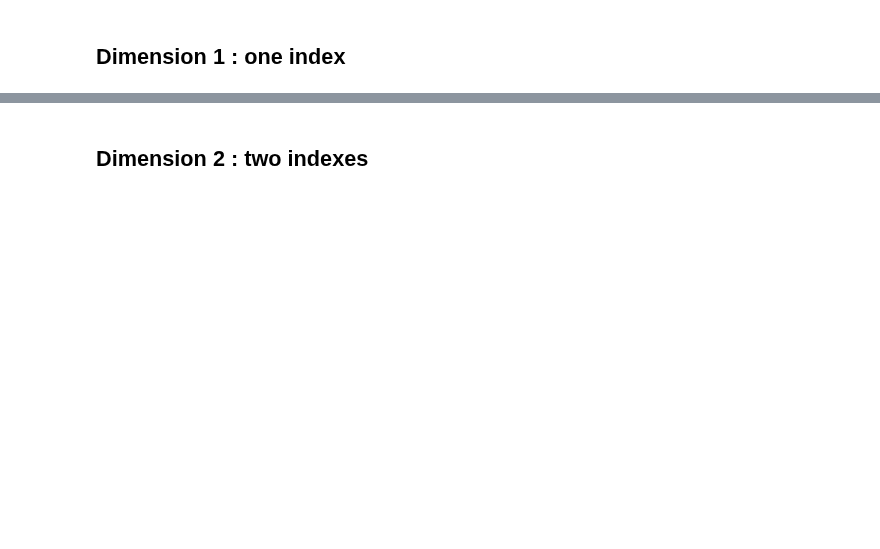
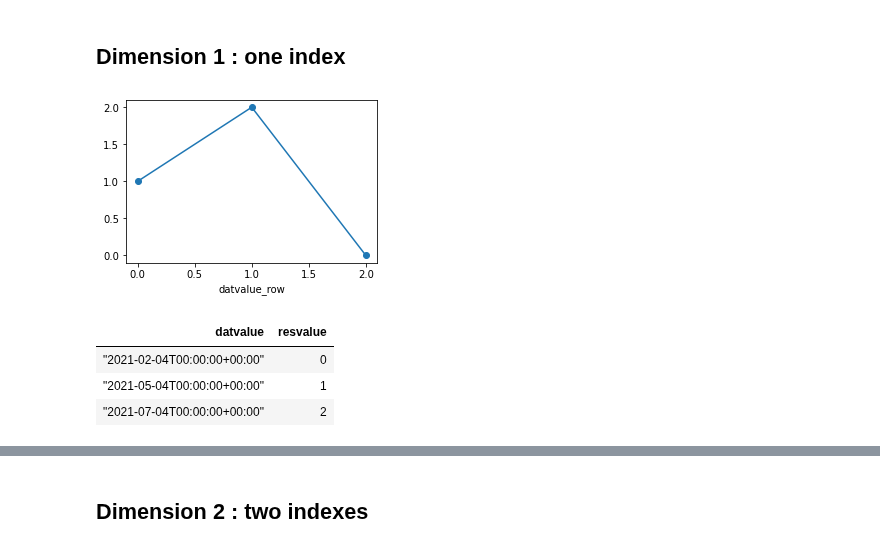
Before and after one commit to loco-philippe/Environmental-Sensing, a Jupyter notebook: python/Examples/Observation/dimension.ipynb, the cells around one changed output, grey strips where cells are left out. Drawn from its saved outputs; the diff is of its cells as text; code cells hidden in the pictures; blank space fills up the shorter version.

```diff
--- a/python/Examples/Observation/dimension.ipynb
+++ b/python/Examples/Observation/dimension.ipynb
@@ -32,8 +30,14 @@ ImportError: DLL load failed while importing _imaging: Le module spécifié est
 # %%
 # one index
 ob = Obs.Iobj({'data': [dat3, res3]})
 ob.plot(line=True, size =3, maxlen=8)
-ob.view()
+ob.view(tablefmt='html', numalign='center', stralign='center')
+# %% [output]
+[figure, added]
+| datvalue | resvalue |
+| "2021-02-04T00:00:00+00:00" | 0 |
+| "2021-05-04T00:00:00+00:00" | 1 |
+| "2021-07-04T00:00:00+00:00" | 2 |
 # %%
 # one used indexes
 ob = Obs.Iobj({'data': [dat3, loc1, prp1, res3]})
```
Also changed, not shown: parts of 11 cells of this notebook, 7 other files.
